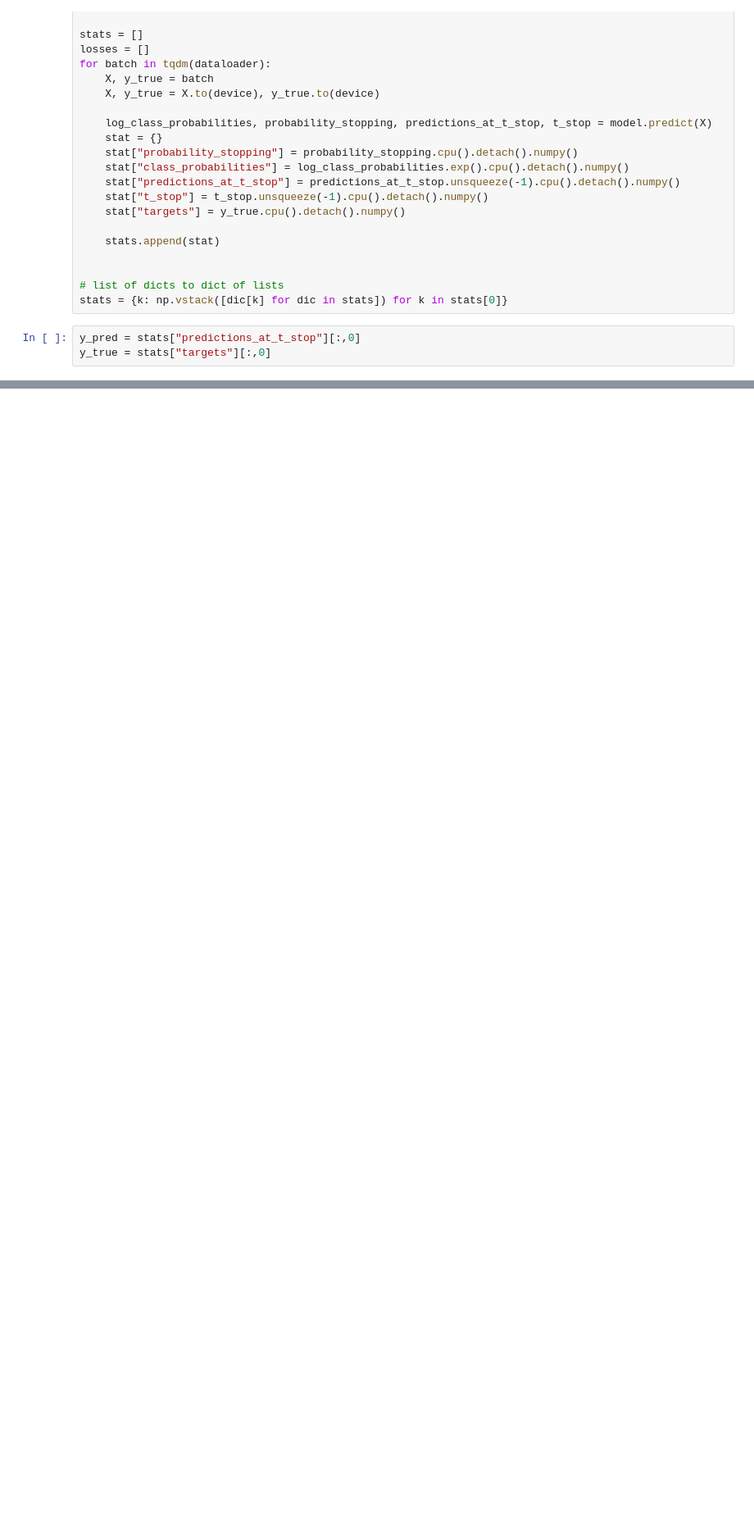
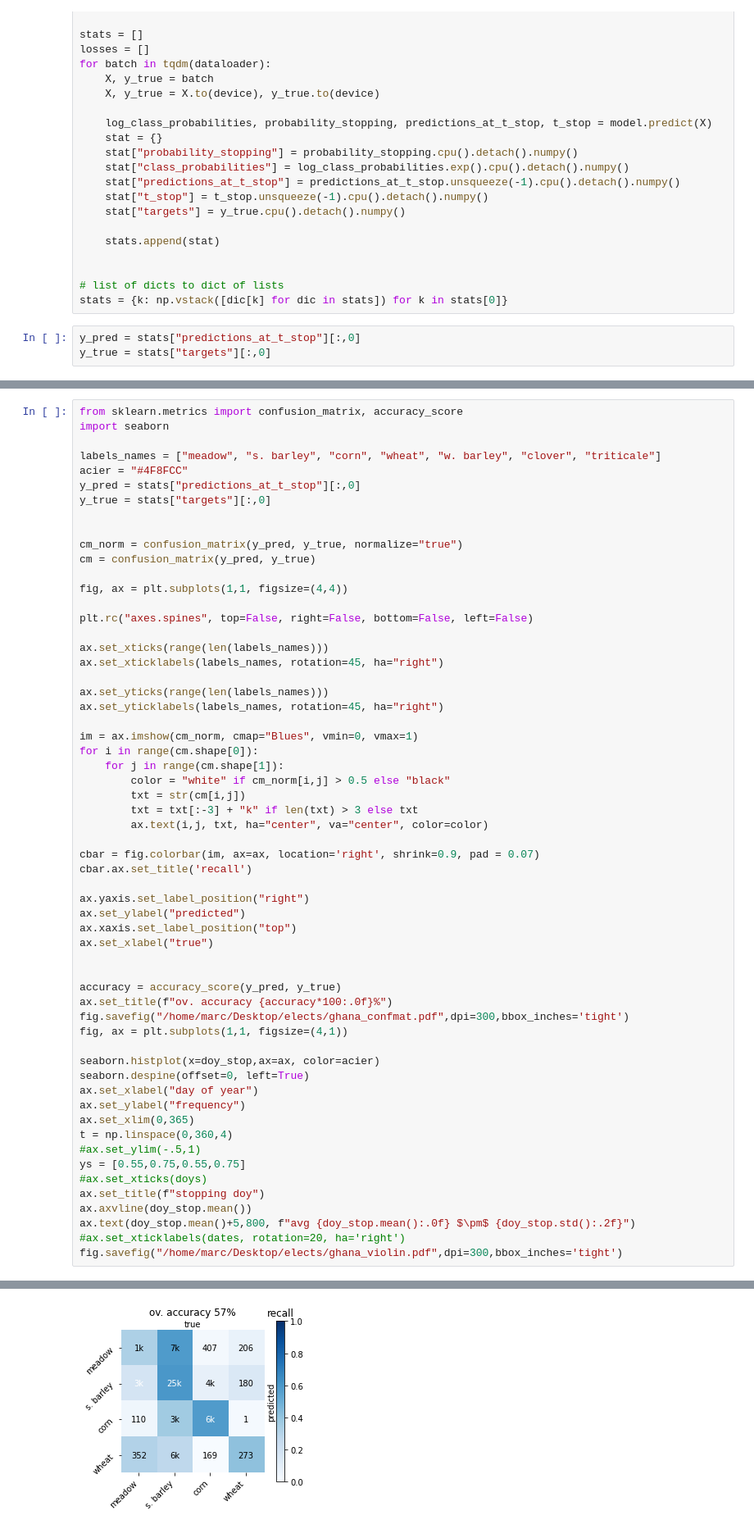
Before and after one commit to MarcCoru/elects, a Jupyter notebook: notebooks/SustainbenchGhana.ipynb, the cells around one changed output, grey strips where cells are left out. Shown: that part at 82% size. Saved outputs shown, nothing was run; the diff lists cells and outputs as text; blank space fills up the shorter version.

```diff
--- a/notebooks/SustainbenchGhana.ipynb
+++ b/notebooks/SustainbenchGhana.ipynb
@@ -116,0 +111,60 @@ weighted avg       0.85      0.85      0.84       975
+# %%
+from sklearn.metrics import confusion_matrix, accuracy_score
+import seaborn
+
+labels_names = ["meadow", "s. barley", "corn", "wheat", "w. barley", "clover", "triticale"]
+acier = "#4F8FCC"
+y_pred = stats["predictions_at_t_stop"][:,0]
+y_true = stats["targets"][:,0]
+
+
+cm_norm = confusion_matrix(y_pred, y_true, normalize="true")
+cm = confusion_matrix(y_pred, y_true)
+
+fig, ax = plt.subplots(1,1, figsize=(4,4))
+
+plt.rc("axes.spines", top=False, right=False, bottom=False, left=False)
+
+ax.set_xticks(range(len(labels_names)))
+ax.set_xticklabels(labels_names, rotation=45, ha="right")
+
+ax.set_yticks(range(len(labels_names)))
+ax.set_yticklabels(labels_names, rotation=45, ha="right")
+
+im = ax.imshow(cm_norm, cmap="Blues", vmin=0, vmax=1)
+for i in range(cm.shape[0]):
+    for j in range(cm.shape[1]):
+        color = "white" if cm_norm[i,j] > 0.5 else "black"
+        txt = str(cm[i,j])
+        txt = txt[:-3] + "k" if len(txt) > 3 else txt
+        ax.text(i,j, txt, ha="center", va="center", color=color)
+
+cbar = fig.colorbar(im, ax=ax, location='right', shrink=0.9, pad = 0.07)
+cbar.ax.set_title('recall')
+
+ax.yaxis.set_label_position("right")
+ax.set_ylabel("predicted")
+ax.xaxis.set_label_position("top")
+ax.set_xlabel("true")
+
+
+accuracy = accuracy_score(y_pred, y_true)
+ax.set_title(f"ov. accuracy {accuracy*100:.0f}%")
+fig.savefig("/home/marc/Desktop/elects/ghana_confmat.pdf",dpi=300,bbox_inches='tight')
+fig, ax = plt.subplots(1,1, figsize=(4,1))
+
+seaborn.histplot(x=doy_stop,ax=ax, color=acier)
+seaborn.despine(offset=0, left=True)
+ax.set_xlabel("day of year")
+ax.set_ylabel("frequency")
+ax.set_xlim(0,365)
+t = np.linspace(0,360,4)
+#ax.set_ylim(-.5,1)
+ys = [0.55,0.75,0.55,0.75]
+#ax.set_xticks(doys)
+ax.set_title(f"stopping doy")
+ax.axvline(doy_stop.mean())
+ax.text(doy_stop.mean()+5,800, f"avg {doy_stop.mean():.0f} $\pm$ {doy_stop.std():.2f}")
+#ax.set_xticklabels(dates, rotation=20, ha='right')
+fig.savefig("/home/marc/Desktop/elects/ghana_violin.pdf",dpi=300,bbox_inches='tight')
+# %% [output]
@@ -116,0 +172 @@ weighted avg       0.85      0.85      0.84       975
+[figure, added]
```
Also changed, not shown: parts of 5 cells of this notebook, 4 other files.
